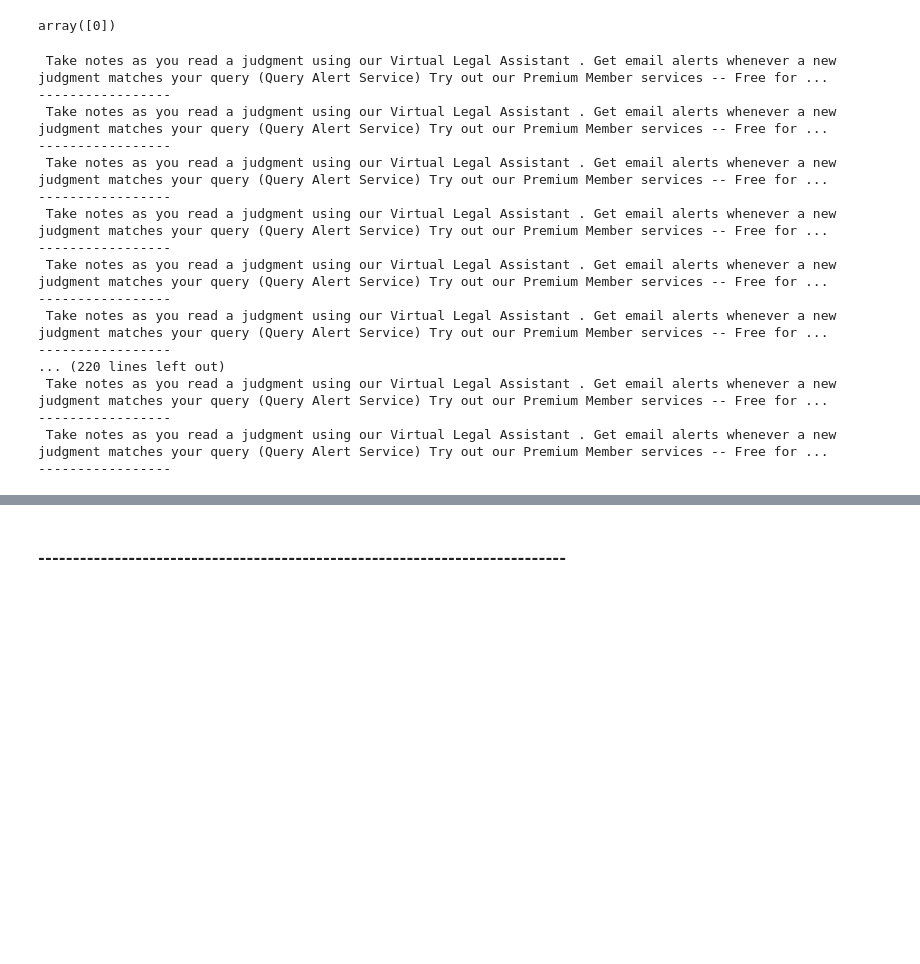
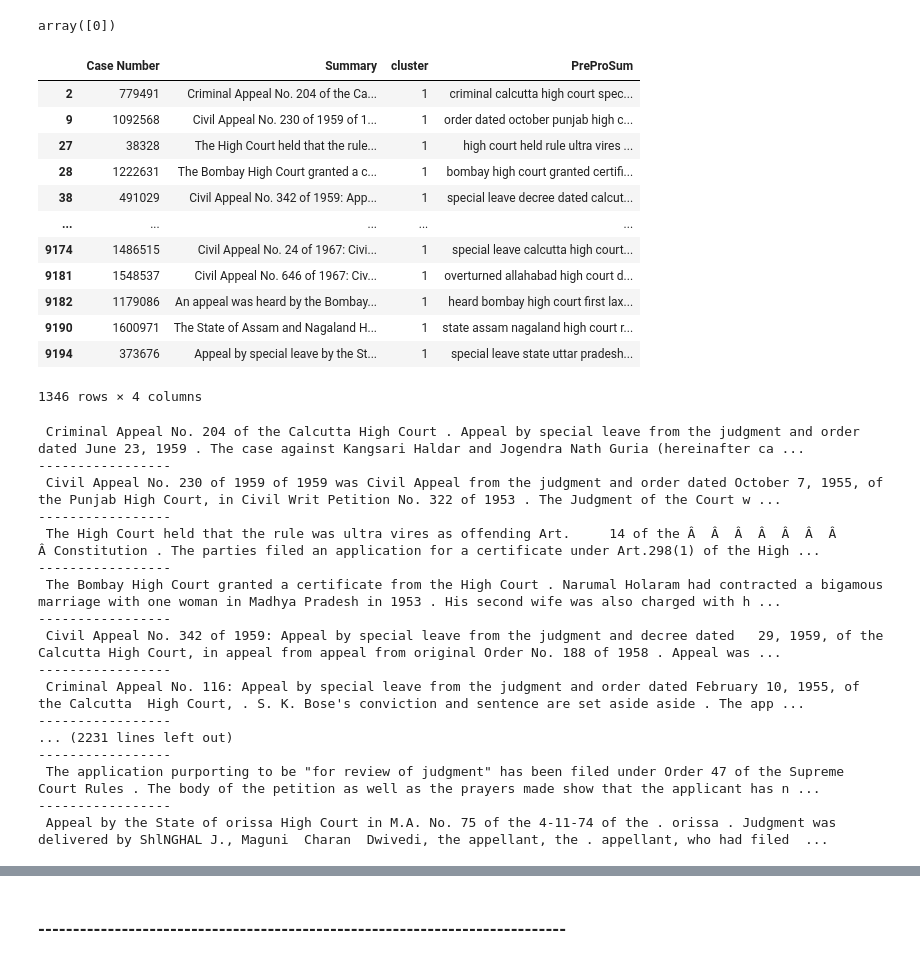
Before and after one commit to NarasimhanN/LawRecommandationSystem, a Jupyter notebook: Grouping Summeries.ipynb, the cells around one changed output, grey strips where cells are left out. Saved outputs shown, nothing was run; the diff lists cells and outputs as text; code cells hidden in the pictures; blank space fills up the shorter version.

Commit message:
grouping on more data

```diff
--- a/Grouping Summeries.ipynb
+++ b/Grouping Summeries.ipynb
@@ -9,5 +9,5 @@ from nltk.stem import WordNetLemmatizer
 from sklearn.cluster import KMeans
 from sklearn.metrics import silhouette_score
 # %%
-data = pd.read_csv('./data/summary_47_59.csv')
-summaries = data['Summary'].tolist()
+data = pd.read_excel('./data/data.xlsx')
+data
@@ -17,0 +31,5 @@ len(summaries)
+# %%
+remove_str = " Take notes as you read a judgment using our Virtual Legal Assistant"
+# %%
+drop_indices = data[data['Summary'].apply(lambda x : remove_str in x)].index
+len(drop_indices)
@@ -17,0 +38,2 @@ len(summaries)
+# %%
+data.drop(index=drop_indices,inplace=True)
@@ -182,30 +239,46 @@ if new_document_vectorized.shape[1] < kmeans.cluster_centers_.shape[1]:
 kmeans.predict(new_document_vectorized)
 # %% [output]
 array([0])
+# %%
+data[data['cluster']==1]
+# %% [output]
+|  | Case Number | Summary | cluster | PreProSum |
+| 2 | 779491 | Criminal Appeal No. 204 of the Ca... | 1 | criminal calcutta high court spec... |
+| 9 | 1092568 | Civil Appeal No. 230 of 1959 of 1... | 1 | order dated october punjab high c... |
+| 27 | 38328 | The High Court held that the rule... | 1 | high court held rule ultra vires ... |
+| 28 | 1222631 | The Bombay High Court granted a c... | 1 | bombay high court granted certifi... |
+| 38 | 491029 | Civil Appeal No. 342 of 1959: App... | 1 | special leave decree dated calcut... |
+| ... | ... | ... | ... | ... |
+| 9174 | 1486515 | Civil Appeal No. 24 of 1967: Civi... | 1 | special leave calcutta high court... |
+| 9181 | 1548537 | Civil Appeal No. 646 of 1967: Civ... | 1 | overturned allahabad high court d... |
+| 9182 | 1179086 | An appeal was heard by the Bombay... | 1 | heard bombay high court first lax... |
+| 9190 | 1600971 | The State of Assam and Nagaland H... | 1 | state assam nagaland high court r... |
+| 9194 | 373676 | Appeal by special leave by the St... | 1 | special leave state uttar pradesh... |
+1346 rows × 4 columns
 # %%
 data['cluster']=cluster_labels
 data['PreProSum']=preprocessed_summaries
-for sum in data[data['cluster']==3]['Summary']:
+for sum in data[data['cluster']==1]['Summary']:
     print(sum)
     print('-----------------')
 # %% [output]
- Take notes as you read a judgment using our Virtual Legal Assistant . Get email alerts whenever a new judgment matches your query (Query Alert Service) Try out our Premium Member services -- Free for ...
+ Criminal Appeal No. 204 of the Calcutta High Court . Appeal by special leave from the judgment and order dated June 23, 1959 . The case against Kangsari Haldar and Jogendra Nath Guria (hereinafter ca ...
 -----------------
- Take notes as you read a judgment using our Virtual Legal Assistant . Get email alerts whenever a new judgment matches your query (Query Alert Service) Try out our Premium Member services -- Free for ...
+ Civil Appeal No. 230 of 1959 of 1959 was Civil Appeal from the judgment and order dated October 7, 1955, of the Punjab High Court, in Civil Writ Petition No. 322 of 1953 . The Judgment of the Court w ...
 -----------------
- Take notes as you read a judgment using our Virtual Legal Assistant . Get email alerts whenever a new judgment matches your query (Query Alert Service) Try out our Premium Member services -- Free for ...
+ The High Court held that the rule was ultra vires as offending Art.     14 of the Â  Â  Â  Â  Â  Â  Â  Â Constitution . The parties filed an application for a certificate under Art.298(1) of the High ...
 -----------------
- Take notes as you read a judgment using our Virtual Legal Assistant . Get email alerts whenever a new judgment matches your query (Query Alert Service) Try out our Premium Member services -- Free for ...
+ The Bombay High Court granted a certificate from the High Court . Narumal Holaram had contracted a bigamous marriage with one woman in Madhya Pradesh in 1953 . His second wife was also charged with h ...
 -----------------
- Take notes as you read a judgment using our Virtual Legal Assistant . Get email alerts whenever a new judgment matches your query (Query Alert Service) Try out our Premium Member services -- Free for ...
+ Civil Appeal No. 342 of 1959: Appeal by special leave from the judgment and decree dated   29, 1959, of the Calcutta High Court, in appeal from appeal from original Order No. 188 of 1958 . Appeal was ...
 -----------------
- Take notes as you read a judgment using our Virtual Legal Assistant . Get email alerts whenever a new judgment matches your query (Query Alert Service) Try out our Premium Member services -- Free for ...
+ Criminal Appeal No. 116: Appeal by special leave from the judgment and order dated February 10, 1955, of the Calcutta  High Court, . S. K. Bose's conviction and sentence are set aside aside . The app ...
 -----------------
-... (220 lines left out)
- Take notes as you read a judgment using our Virtual Legal Assistant . Get email alerts whenever a new judgment matches your query (Query Alert Service) Try out our Premium Member services -- Free for ...
+... (2231 lines left out)
 -----------------
- Take notes as you read a judgment using our Virtual Legal Assistant . Get email alerts whenever a new judgment matches your query (Query Alert Service) Try out our Premium Member services -- Free for ...
+ The application purporting to be "for review of judgment" has been filed under Order 47 of the Supreme Court Rules . The body of the petition as well as the prayers made show that the applicant has n ...
 -----------------
+ Appeal by the State of orissa High Court in M.A. No. 75 of the 4-11-74 of the . orissa . Judgment was delivered by ShlNGHAL J., Maguni  Charan  Dwivedi, the appellant, the . appellant, who had filed  ...
 # %%
 
 # # Fit the K-Means object on the vectorized summaries to cluster them
```
Also changed, not shown: parts of 16 cells of this notebook.
